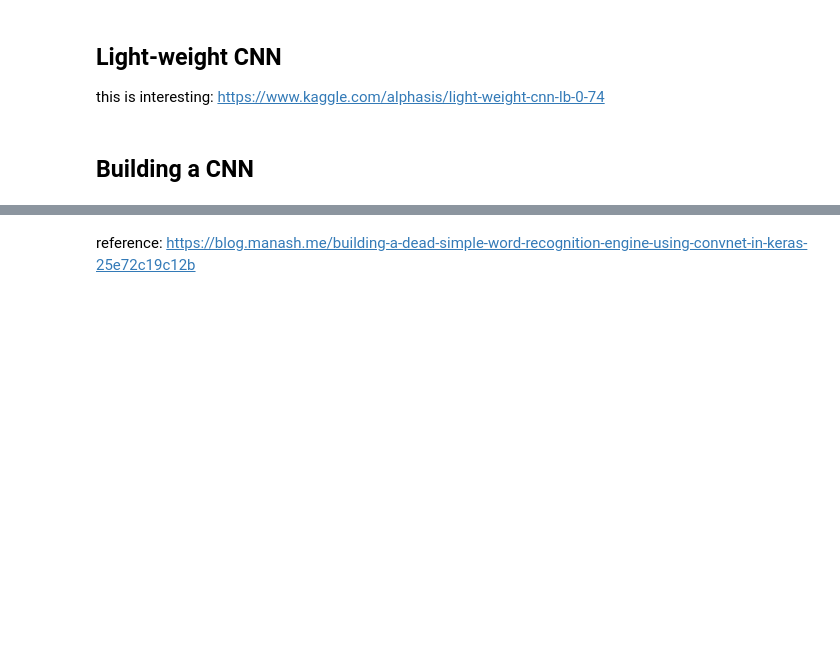
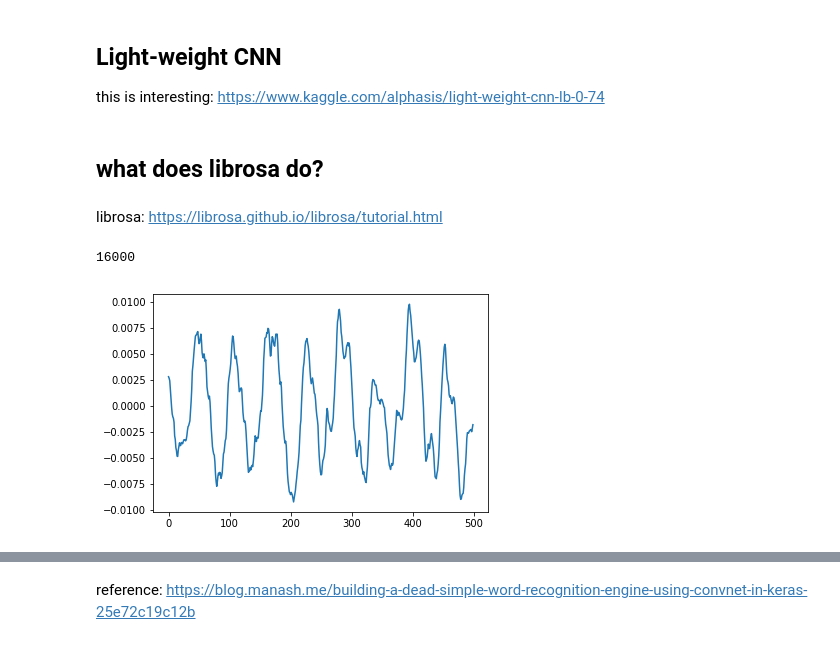
Before and after one commit to ginevracoal/SpeechRecognitionProject, a Jupyter notebook: keras_CNN/speech_recognition.ipynb, the cells around one changed output, grey strips where cells are left out. Cells and saved outputs as stored; diff of their text form; code cells hidden in the pictures; blank space fills up the shorter version.

```diff
--- a/keras_CNN/speech_recognition.ipynb
+++ b/keras_CNN/speech_recognition.ipynb
@@ -165,5 +165,17 @@ ipd.Audio(resampled, rate=new_sample_rate)
 # %% [markdown]
 ## Light-weight CNN
 this is interesting: https://www.kaggle.com/alphasis/light-weight-cnn-lb-0-74
-# %% [markdown]
-## Building a CNN
+# %% [markdown]
+## what does librosa do?
+# %% [markdown]
+librosa:
+https://librosa.github.io/librosa/tutorial.html
+# %%
+file_path = '../data/speech/right/97f4c236_nohash_2.wav'
+wave, sr = librosa.load(file_path, mono=True, sr=None)
+
+plt.plot(wave[:500])
+print(sr)
+# %% [output]
+16000
+[figure, added]
```
Also changed, not shown: parts of 17 cells of this notebook.
